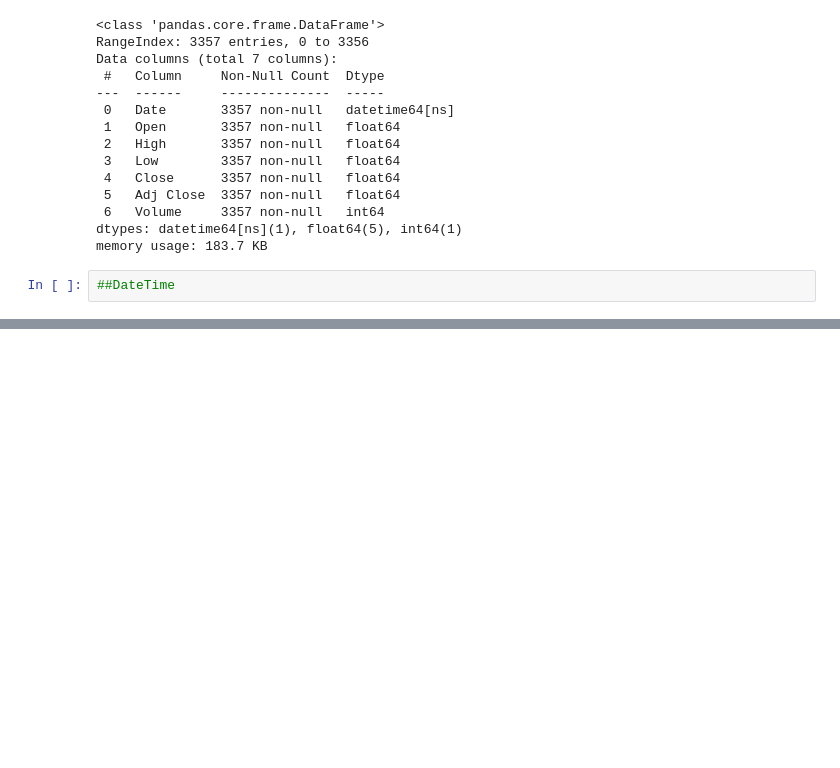
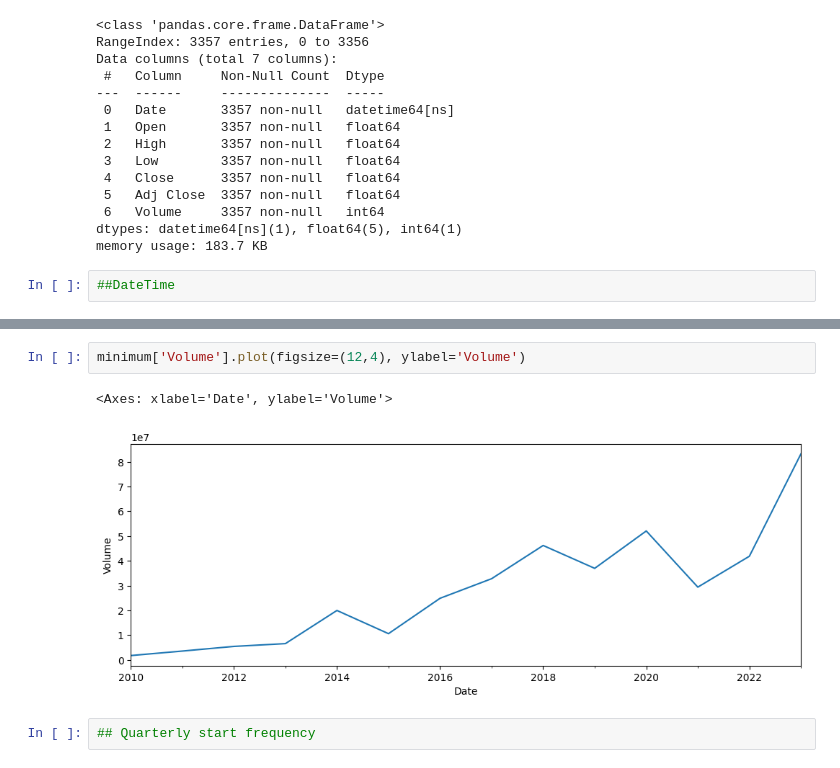
Before and after one commit to AhmAdO9/Machine_learning, a Jupyter notebook: TimeSeriesAnalysis/TimeSeriesAnalysis.ipynb, the cells around one changed output, grey strips where cells are left out. Saved outputs shown, nothing was run; the diff lists cells and outputs as text; blank space fills up the shorter version.

```diff
--- a/TimeSeriesAnalysis/TimeSeriesAnalysis.ipynb
+++ b/TimeSeriesAnalysis/TimeSeriesAnalysis.ipynb
@@ -245,0 +313,7 @@ NameError: name 'date' is not defined
+# %%
+minimum['Volume'].plot(figsize=(12,4), ylabel='Volume')
+# %% [output]
+<Axes: xlabel='Date', ylabel='Volume'>
+[figure, added]
+# %%
+## Quarterly start frequency
```
Also changed, not shown: parts of 39 cells of this notebook.
